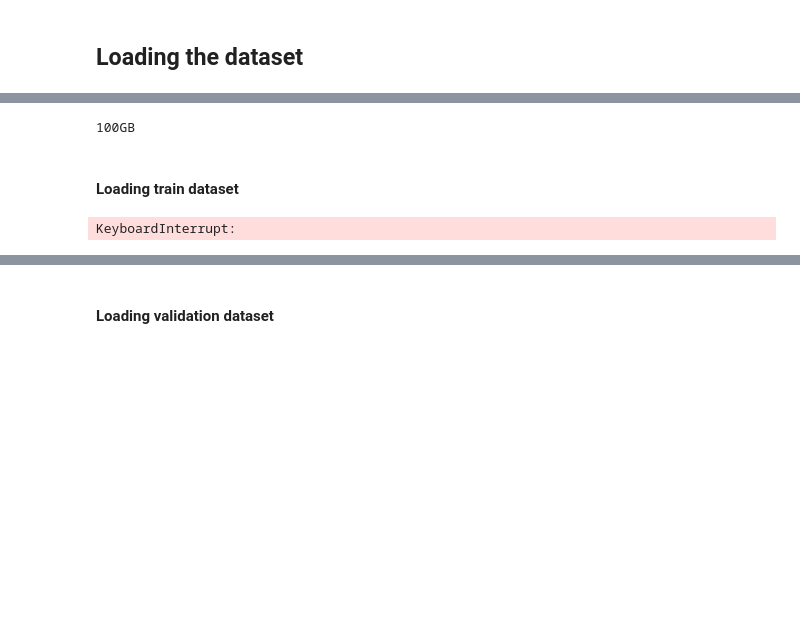
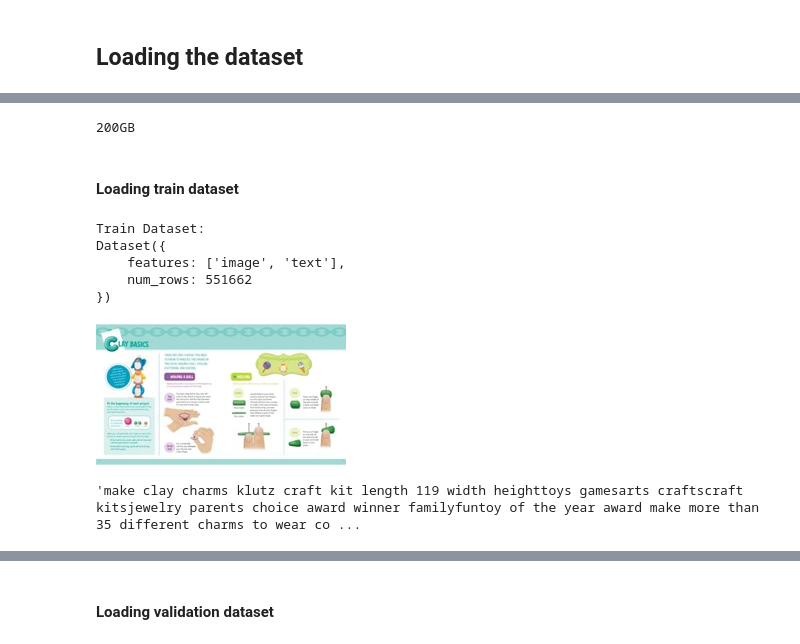
Before and after one commit to likhitha-dhanaraju/smart-assist-chatbot, a Jupyter notebook: 02b_Image_Captioning_model.ipynb, the cells around one changed output, grey strips where cells are left out. Saved outputs shown, nothing was run; the diff lists cells and outputs as text; code cells hidden in the pictures; blank space fills up the shorter version.

```diff
--- a/02b_Image_Captioning_model.ipynb
+++ b/02b_Image_Captioning_model.ipynb
@@ -13,27 +15,39 @@ True
 import os
 
 # Set the environment variable ARROW_LARGE_MEMORY_TEST to '20GB'
-os.environ['ARROW_LARGE_MEMORY_TEST'] = '100GB'
+os.environ['ARROW_LARGE_MEMORY_TEST'] = '200GB'
 
 block_size = os.environ.get('ARROW_LARGE_MEMORY_TEST')
 print(block_size)
 # %% [output]
-100GB
+200GB
 # %% [markdown]
 #### Loading train dataset
 # %%
-from datasets import load_dataset
-
 # Define the paths to your train, validation, and test data directories
 train_data_path = root +'train/'
 
 # Load the train, validation, and test datasets
-train_dataset = load_dataset("imagefolder", data_dir=train_data_path, trust_remote_code=True, num_proc=-1)
+train_dataset = load_dataset("imagefolder", data_dir=train_data_path, split='train')
 # Optionally, you can inspect the loaded datasets
 print("Train Dataset:")
 print(train_dataset)
 # %% [output]
-KeyboardInterrupt:
+Train Dataset:
+Dataset({
+    features: ['image', 'text'],
+    num_rows: 551662
+})
+# %%
+example = train_dataset[0]
+image = example["image"]
+width, height = image.size
+display(image.resize((int(0.5*width), int(0.5*height))))
+
+example["text"]
+# %% [output]
+[figure, added]
+'make clay charms klutz craft kit length 119 width heighttoys gamesarts craftscraft kitsjewelry parents choice award winner familyfuntoy of the year award make more than 35 different charms to wear co ...
 # %%
 if not os.path.exists(root + 'train_dataset/'):
     os.mkdir(root + 'train_dataset/')
```
Also changed, not shown: parts of 19 cells of this notebook, 1 other file.
